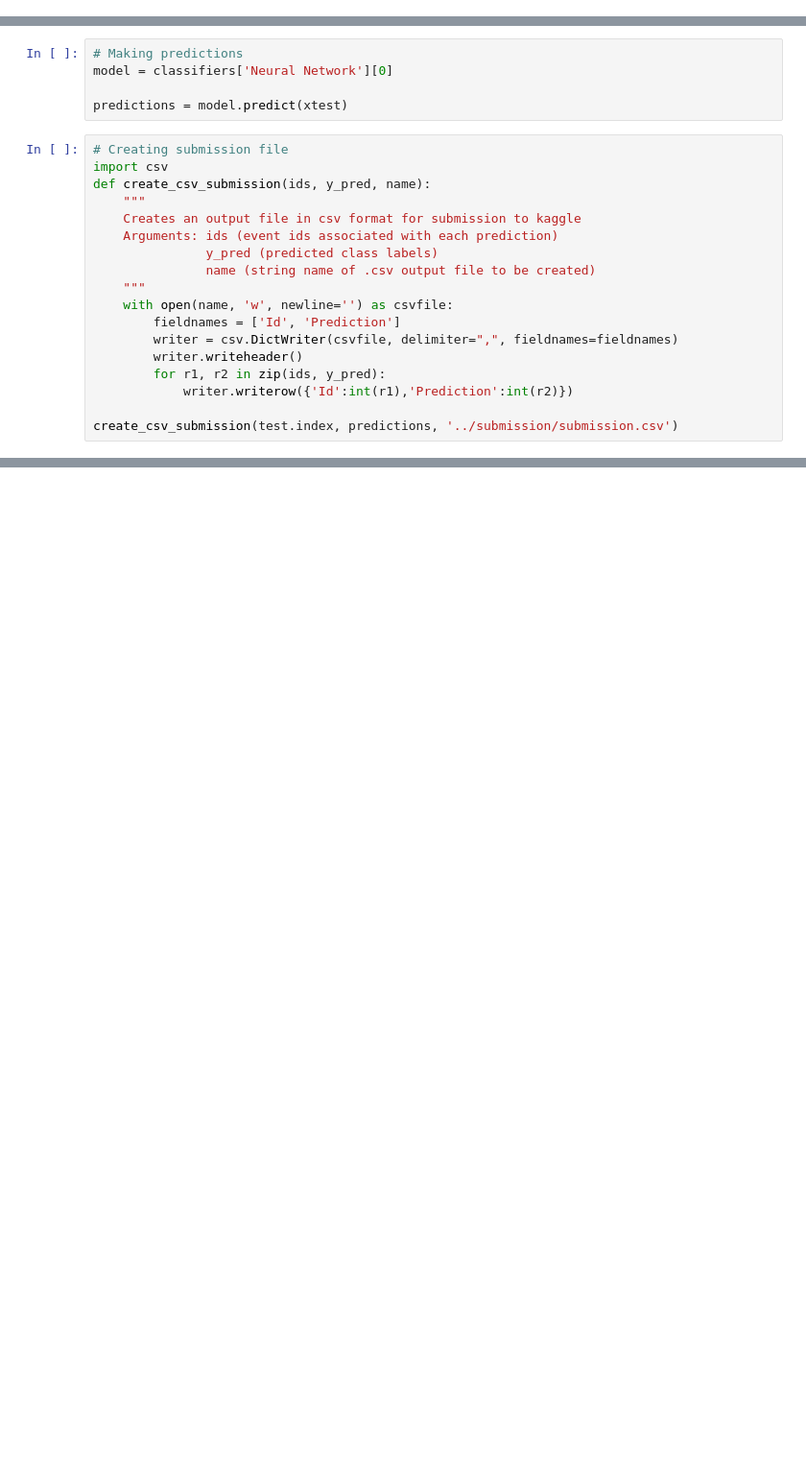
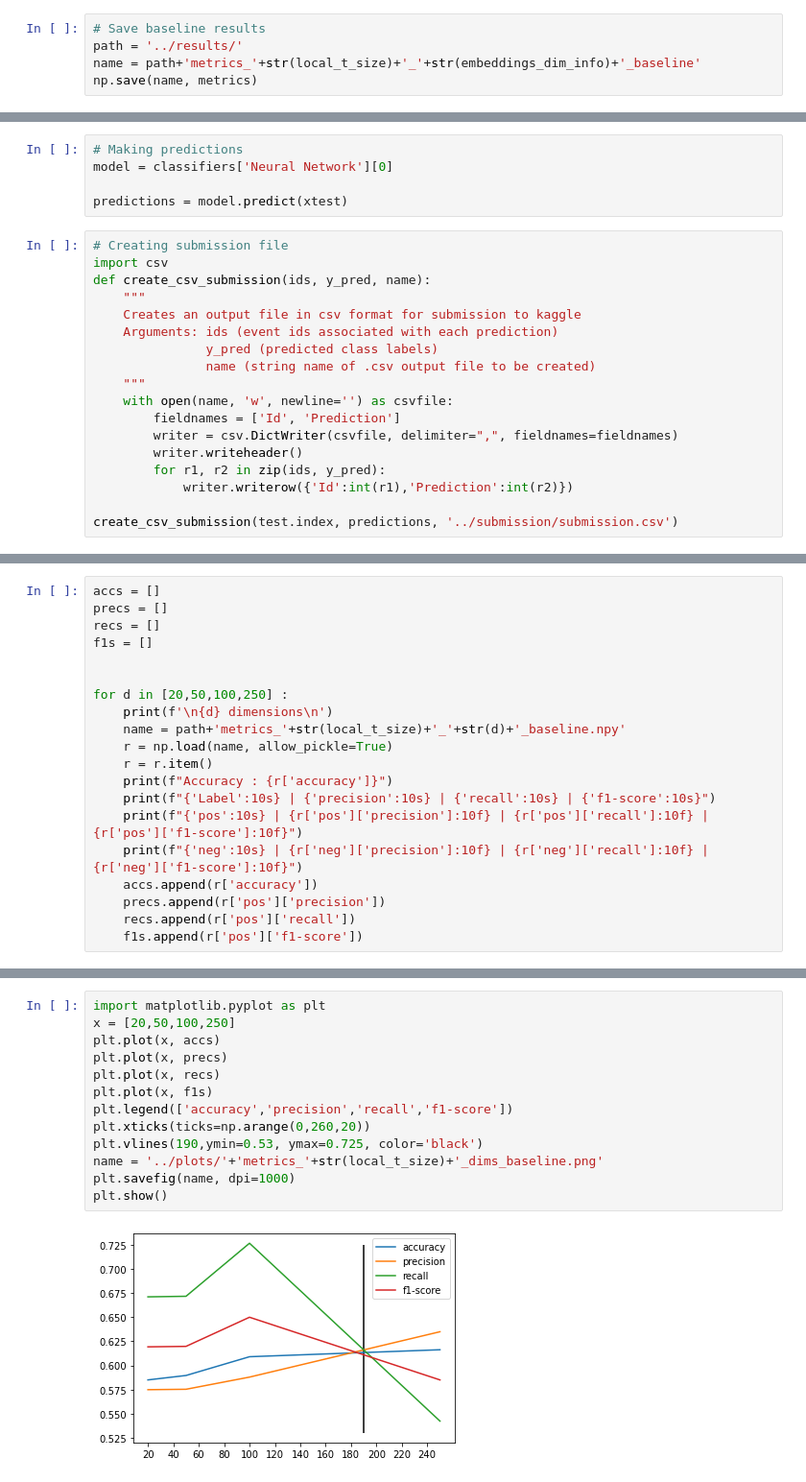
Before and after one commit to Luminilion/ML-project-2, a Jupyter notebook: src/Project2.ipynb, the cells around one changed output, grey strips where cells are left out. Shown at 96% size. Saved outputs shown, nothing was run; the diff lists cells and outputs as text; blank space fills up the shorter version.

```diff
--- a/src/Project2.ipynb
+++ b/src/Project2.ipynb
@@ -502,3 +548,8 @@ weighted avg    0.58599   0.58286   0.57953    125000
+# %%
+# Save baseline results
+path = '../results/'
+name = path+'metrics_'+str(local_t_size)+'_'+str(embeddings_dim_info)+'_baseline'
+np.save(name, metrics)
 # %% [markdown]
 ---
 ## Testing
@@ -609,0 +664,20 @@ create_csv_submission(test.index, predictions, '../submission/submission.csv')
+# %%
+accs = []
+precs = []
+recs = []
+f1s = []
+
+
+for d in [20,50,100,250] :
+    print(f'\n{d} dimensions\n')
+    name = path+'metrics_'+str(local_t_size)+'_'+str(d)+'_baseline.npy'
+    r = np.load(name, allow_pickle=True)
+    r = r.item()
+    print(f"Accuracy : {r['accuracy']}")
+    print(f"{'Label':10s} | {'precision':10s} | {'recall':10s} | {'f1-score':10s}")
+    print(f"{'pos':10s} | {r['pos']['precision']:10f} | {r['pos']['recall']:10f} | {r['pos']['f1-score']:10f}")
+    print(f"{'neg':10s} | {r['neg']['precision']:10f} | {r['neg']['recall']:10f} | {r['neg']['f1-score']:10f}")
+    accs.append(r['accuracy'])
+    precs.append(r['pos']['precision'])
+    recs.append(r['pos']['recall'])
+    f1s.append(r['pos']['f1-score'])
@@ -609,0 +702,15 @@ create_csv_submission(test.index, predictions, '../submission/submission.csv')
+# %%
+import matplotlib.pyplot as plt
+x = [20,50,100,250]
+plt.plot(x, accs)
+plt.plot(x, precs)
+plt.plot(x, recs)
+plt.plot(x, f1s)
+plt.legend(['accuracy','precision','recall','f1-score'])
+plt.xticks(ticks=np.arange(0,260,20))
+plt.vlines(190,ymin=0.53, ymax=0.725, color='black')
+name = '../plots/'+'metrics_'+str(local_t_size)+'_dims_baseline.png'
+plt.savefig(name, dpi=1000)
+plt.show()
+# %% [output]
+[figure, added]
```
Also changed, not shown: parts of 26 cells of this notebook, 13 other files.
